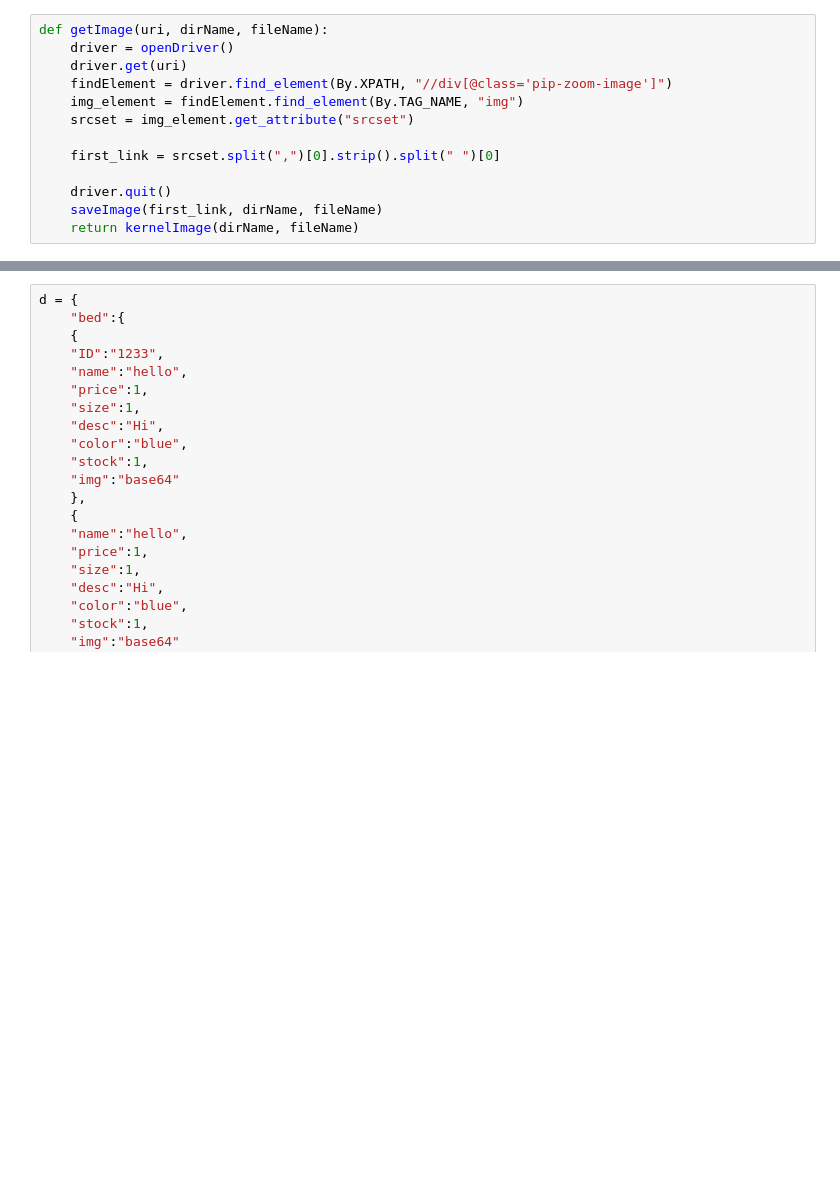
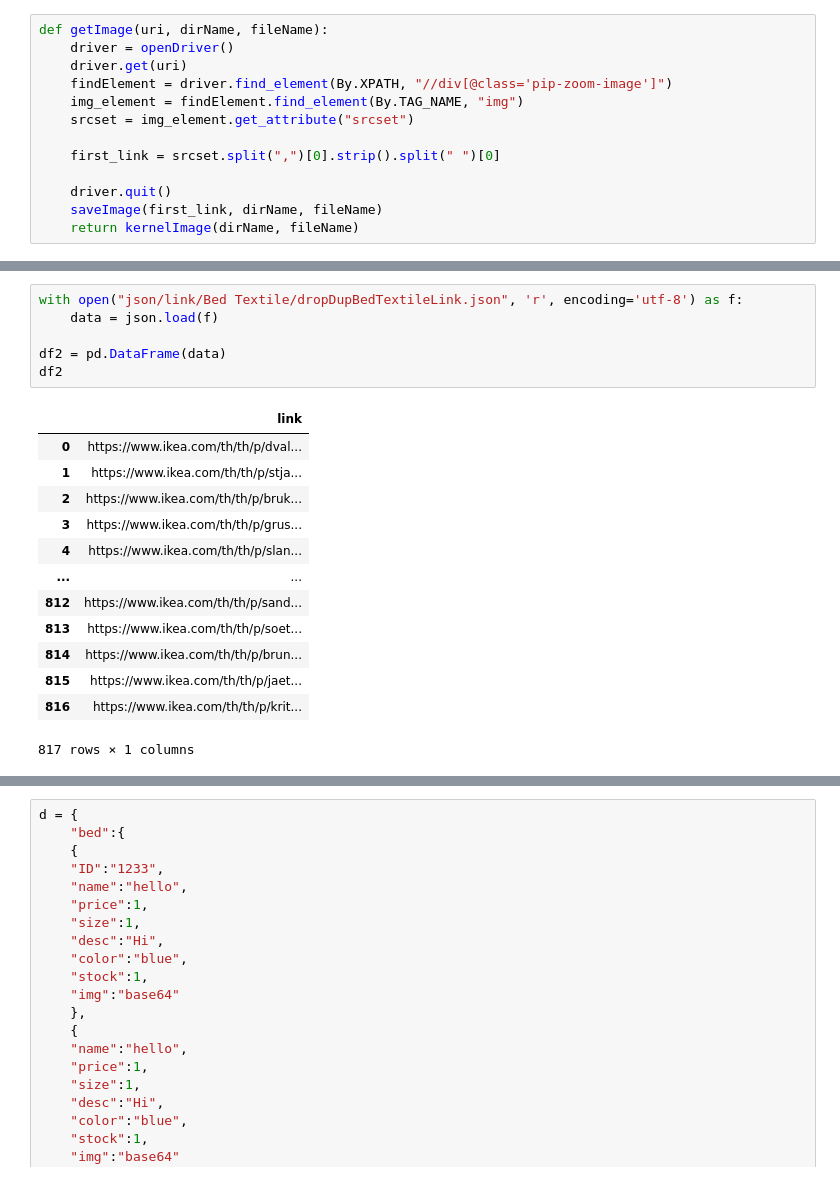
Before and after one commit to Andrew7y/IKEA_Project101, a Jupyter notebook: seleniumGetLink.ipynb, the cells around one changed output, grey strips where cells are left out. Cells and saved outputs as stored; diff of their text form; blank space fills up the shorter version.

```diff
--- a/seleniumGetLink.ipynb
+++ b/seleniumGetLink.ipynb
@@ -209,0 +271,20 @@ saveProductDataToJson("baskets", "basketsLink.json")
+# %%
+with open("json/link/Bed Textile/dropDupBedTextileLink.json", 'r', encoding='utf-8') as f:
+    data = json.load(f)
+
+df2 = pd.DataFrame(data)
+df2
+# %% [output]
+|  | link |
+| 0 | https://www.ikea.com/th/th/p/dval... |
+| 1 | https://www.ikea.com/th/th/p/stja... |
+| 2 | https://www.ikea.com/th/th/p/bruk... |
+| 3 | https://www.ikea.com/th/th/p/grus... |
+| 4 | https://www.ikea.com/th/th/p/slan... |
+| ... | ... |
+| 812 | https://www.ikea.com/th/th/p/sand... |
+| 813 | https://www.ikea.com/th/th/p/soet... |
+| 814 | https://www.ikea.com/th/th/p/brun... |
+| 815 | https://www.ikea.com/th/th/p/jaet... |
+| 816 | https://www.ikea.com/th/th/p/krit... |
+817 rows × 1 columns
```
Also changed, not shown: parts of 40 cells of this notebook.
